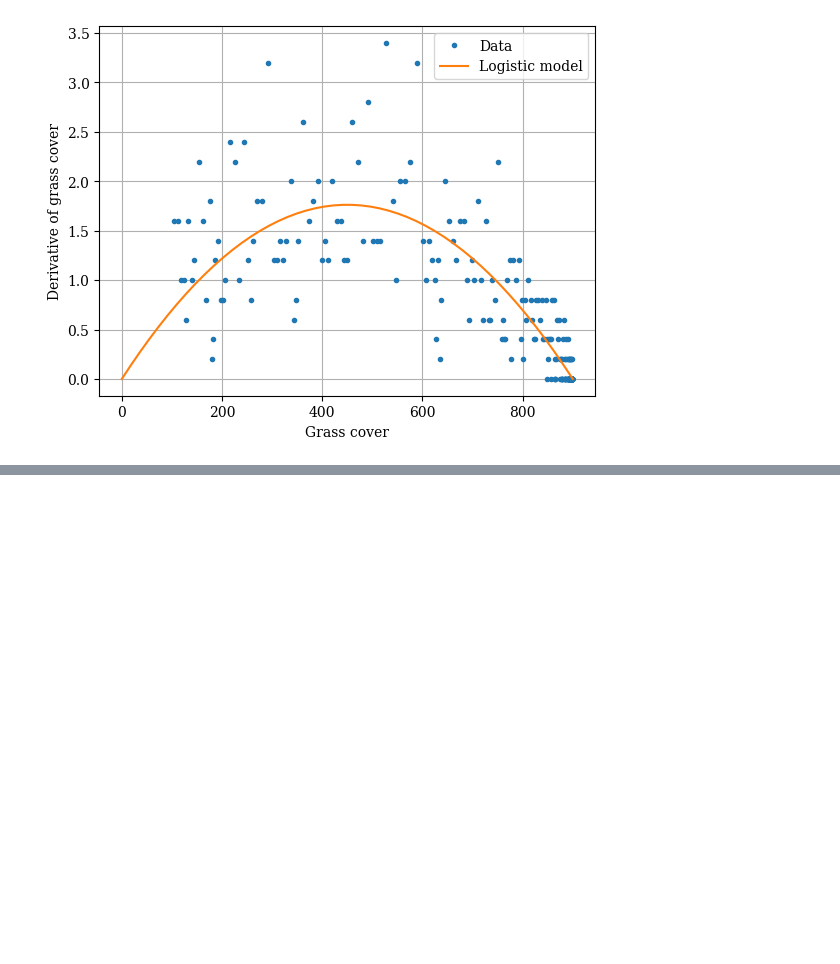
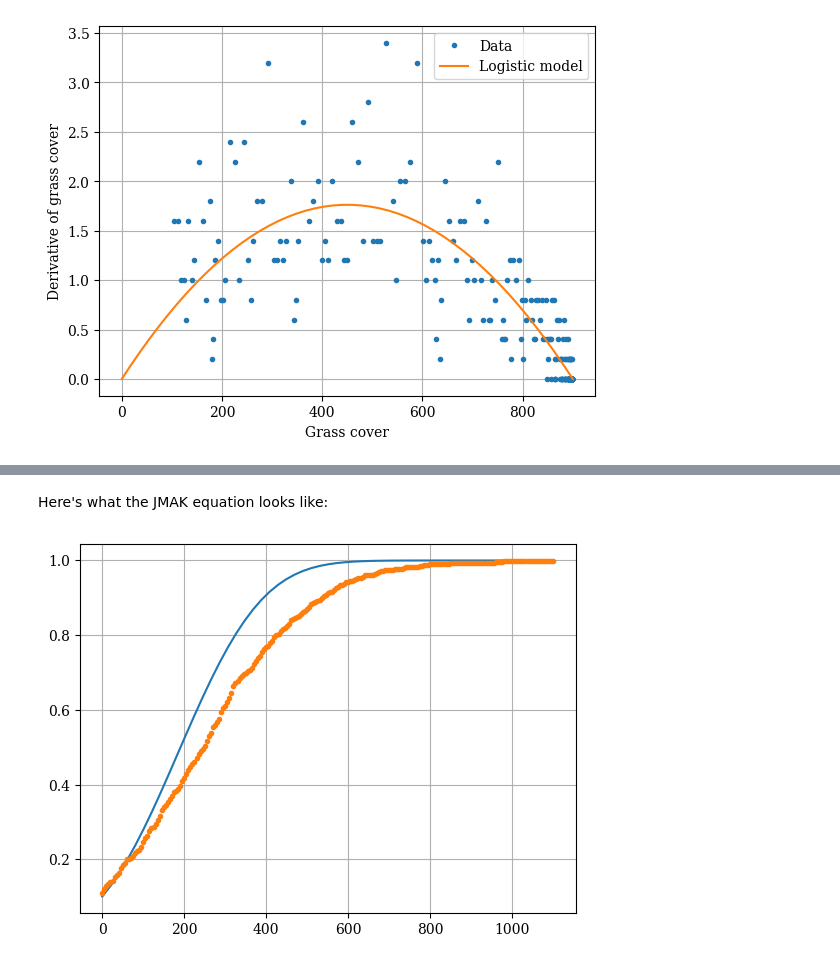
Before and after one commit to ELFREELAND/minecraft_sheep, a Jupyter notebook: grass_growth/grass_growth.ipynb, the cells around one changed output, grey strips where cells are left out. Cells and saved outputs as stored; diff of their text form; code cells hidden in the pictures; blank space fills up the shorter version.

Commit message:
Experiment with JMAK fitting
at austin's suggestion

```diff
--- a/grass_growth/grass_growth.ipynb
+++ b/grass_growth/grass_growth.ipynb
@@ -191,0 +201,19 @@ Now that we have values for k, we can proceed with modelling.
+# %% [markdown]
+Here's what the JMAK equation looks like:
+# %%
+def JMAK(t, k, t0):
+    return 1-np.exp(-k*(t-t0)**3)
+
+f, ax = plt.subplots()
+
+x_example = np.linspace(0, 1000)
+y_example = JMAK(x_example, 0.00000001, -220)
+
+ax.plot(x_example, y_example)
+ax.grid(True)
+
+ax.plot(time, grass_frac/900, ".")
+
+plt.show()
+# %% [output]
+[figure, added]
```
Also changed, not shown: parts of 4 cells of this notebook, 1 other file.
